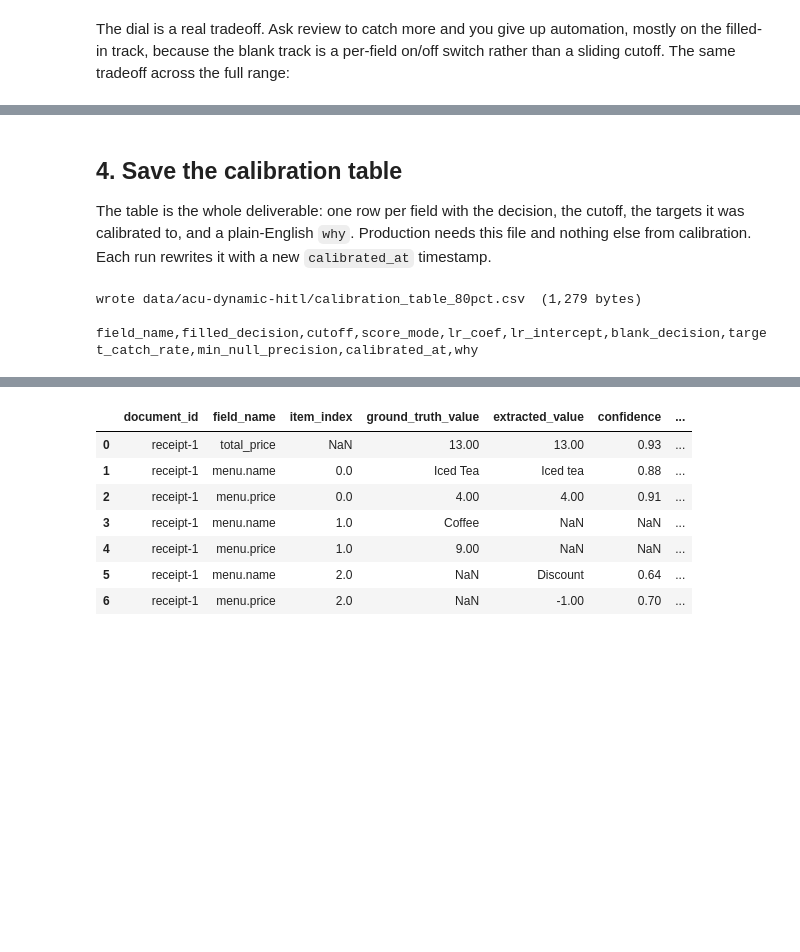
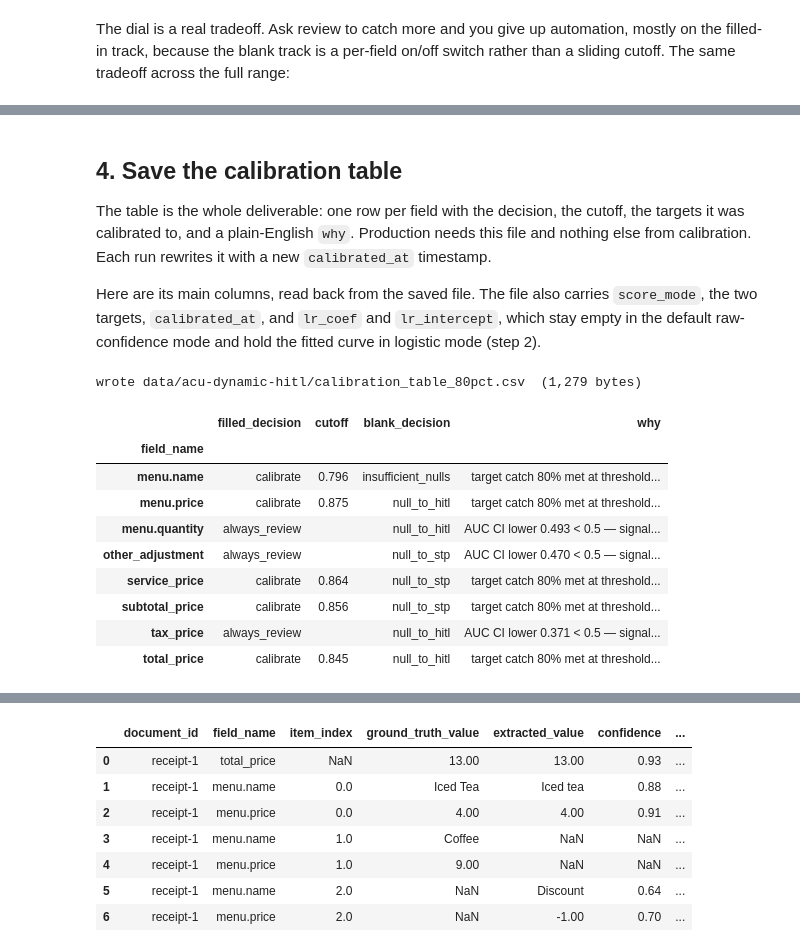
Before and after one commit to microsoft-foundry/forgebook, a Jupyter notebook: notebooks/acu-dynamic-hitl.ipynb, the cells around one changed output, grey strips where cells are left out. Cells and saved outputs as stored; diff of their text form; code cells hidden in the pictures; blank space fills up the shorter version.

```diff
--- a/notebooks/acu-dynamic-hitl.ipynb
+++ b/notebooks/acu-dynamic-hitl.ipynb
@@ -239,13 +241,26 @@ display(HTML(hitl_dial.figure_html(
 ## 4. Save the calibration table
 
 The table is the whole deliverable: one row per field with the decision, the cutoff, the targets it was calibrated to, and a plain-English `why`. Production needs this file and nothing else from calibration. Each run rewrites it with a new `calibrated_at` timestamp.
+
+Here are its main columns, read back from the saved file. The file also carries `score_mode`, the two targets, `calibrated_at`, and `lr_coef` and `lr_intercept`, which stay empty in the default raw-confidence mode and hold the fitted curve in logistic mode (step 2).
 # %%
 TABLE_PATH = f"data/acu-dynamic-hitl/calibration_table_{round(TARGET * 100)}pct.csv"
 
 saved = calib.save_calibration_table(policies, TABLE_PATH)
-print(f"wrote {saved.as_posix()}  ({saved.stat().st_size:,} bytes)\n")
-print(saved.read_text().splitlines()[0])
+print(f"wrote {saved.as_posix()}  ({saved.stat().st_size:,} bytes)")
+
+table = pd.read_csv(saved, index_col="field_name")
+table["cutoff"] = table["cutoff"].round(3)  # display only; the file keeps full precision
+table[["filled_decision", "cutoff", "blank_decision", "why"]].fillna("")
 # %% [output]
 wrote data/acu-dynamic-hitl/calibration_table_80pct.csv  (1,279 bytes)
-
-field_name,filled_decision,cutoff,score_mode,lr_coef,lr_intercept,blank_decision,target_catch_rate,min_null_precision,calibrated_at,why
+|  | filled_decision | cutoff | blank_decision | why |
+| field_name |  |  |  |  |
+| menu.name | calibrate | 0.796 | insufficient_nulls | target catch 80% met at threshold... |
+| menu.price | calibrate | 0.875 | null_to_hitl | target catch 80% met at threshold... |
+| menu.quantity | always_review |  | null_to_hitl | AUC CI lower 0.493 < 0.5 — signal... |
+| other_adjustment | always_review |  | null_to_stp | AUC CI lower 0.470 < 0.5 — signal... |
+| service_price | calibrate | 0.864 | null_to_stp | target catch 80% met at threshold... |
+| subtotal_price | calibrate | 0.856 | null_to_stp | target catch 80% met at threshold... |
+| tax_price | always_review |  | null_to_hitl | AUC CI lower 0.371 < 0.5 — signal... |
+| total_price | calibrate | 0.845 | null_to_hitl | target catch 80% met at threshold... |
```
Also changed, not shown: parts of 26 cells of this notebook, 3 other files.
